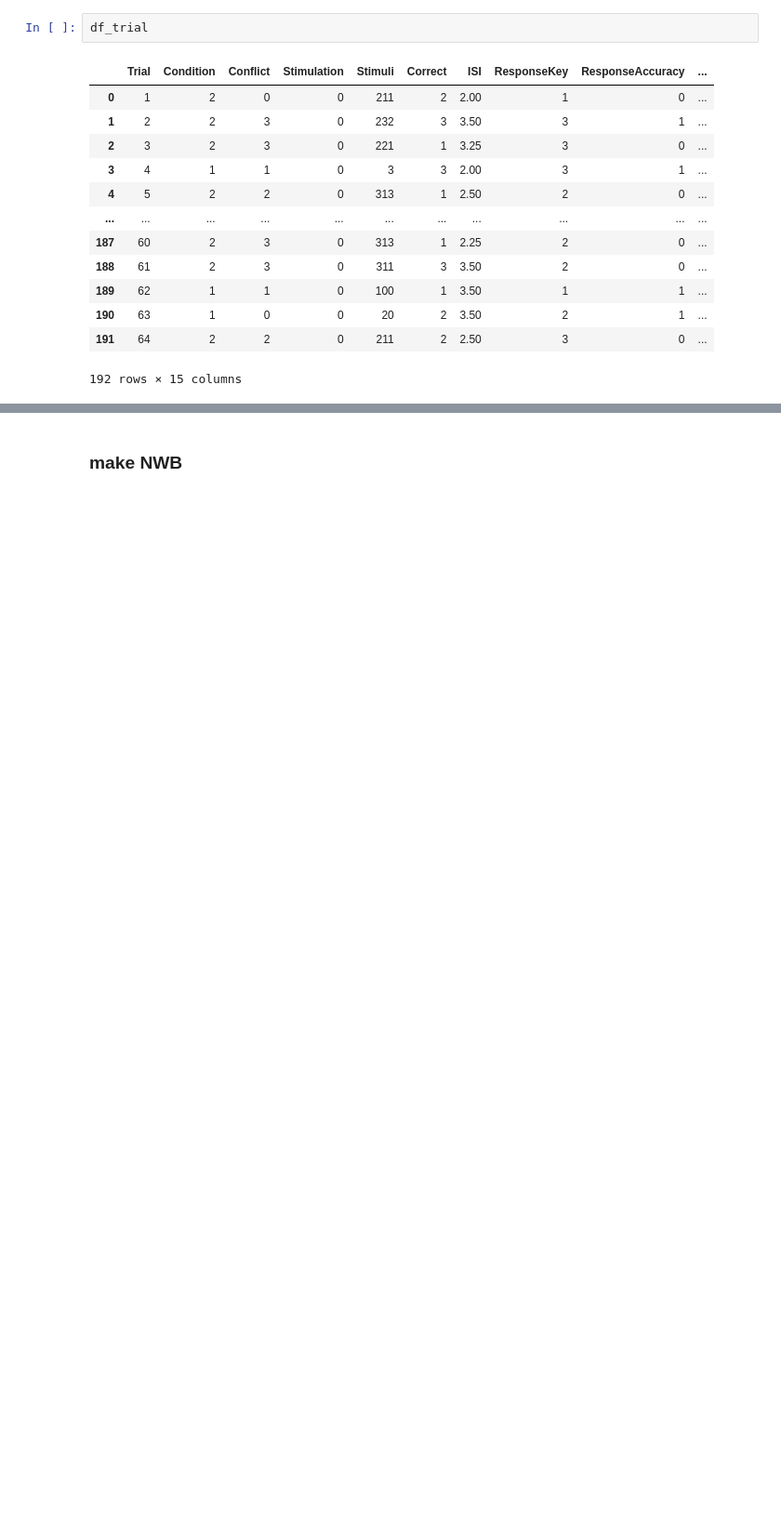
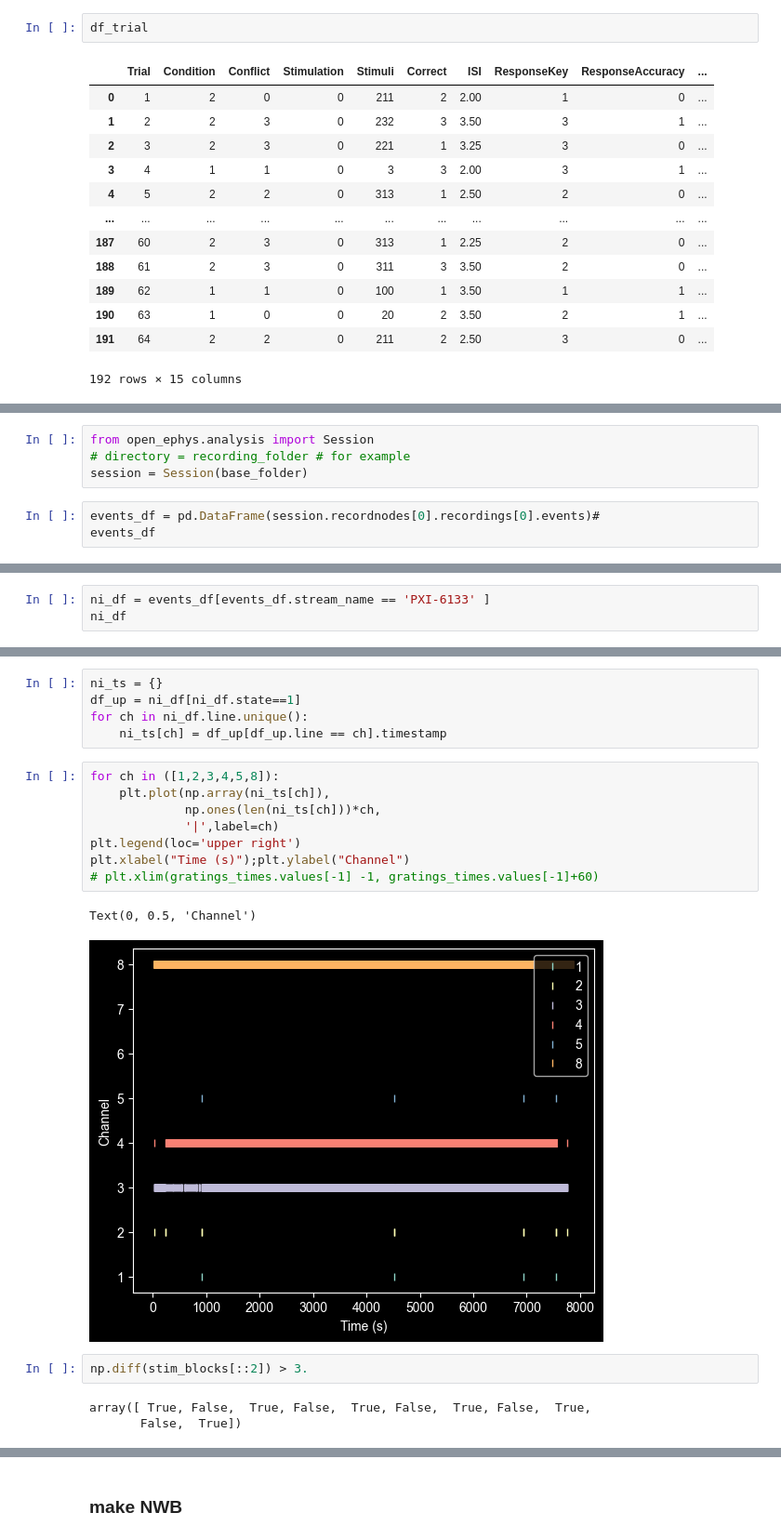
Before and after one commit to denmanlab/dlab, a Jupyter notebook: src/denmanlab/NeuropixelsDataPipelinesOverview.ipynb, the cells around one changed output, grey strips where cells are left out. Shown at 93% size. Cells and saved outputs as stored; diff of their text form; blank space fills up the shorter version.

Commit message:
example notebook update: pipeline

```diff
--- a/src/denmanlab/NeuropixelsDataPipelinesOverview.ipynb
+++ b/src/denmanlab/NeuropixelsDataPipelinesOverview.ipynb
@@ -665,0 +816,7 @@ df_trial
+# %%
+from open_ephys.analysis import Session
+# directory = recording_folder # for example
+session = Session(base_folder)
+# %%
+events_df = pd.DataFrame(session.recordnodes[0].recordings[0].events)#
+events_df
@@ -665,0 +837,3 @@ df_trial
+# %%
+ni_df = events_df[events_df.stream_name == 'PXI-6133' ]
+ni_df
@@ -665,0 +854,21 @@ df_trial
+# %%
+ni_ts = {}
+df_up = ni_df[ni_df.state==1]
+for ch in ni_df.line.unique():
+    ni_ts[ch] = df_up[df_up.line == ch].timestamp
+# %%
+for ch in ([1,2,3,4,5,8]):
+    plt.plot(np.array(ni_ts[ch]),
+             np.ones(len(ni_ts[ch]))*ch,
+             '|',label=ch)
+plt.legend(loc='upper right')
+plt.xlabel("Time (s)");plt.ylabel("Channel")
+# plt.xlim(gratings_times.values[-1] -1, gratings_times.values[-1]+60)
+# %% [output]
+Text(0, 0.5, 'Channel')
+[figure, added]
+# %%
+np.diff(stim_blocks[::2]) > 3.
+# %% [output]
+array([ True, False,  True, False,  True, False,  True, False,  True,
+       False,  True])
```
Also changed, not shown: parts of 79 cells of this notebook.
